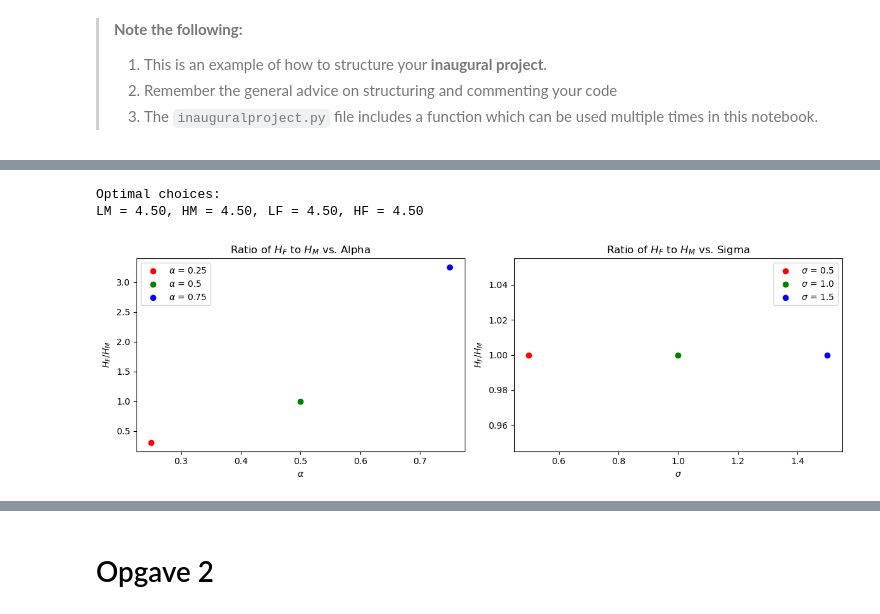
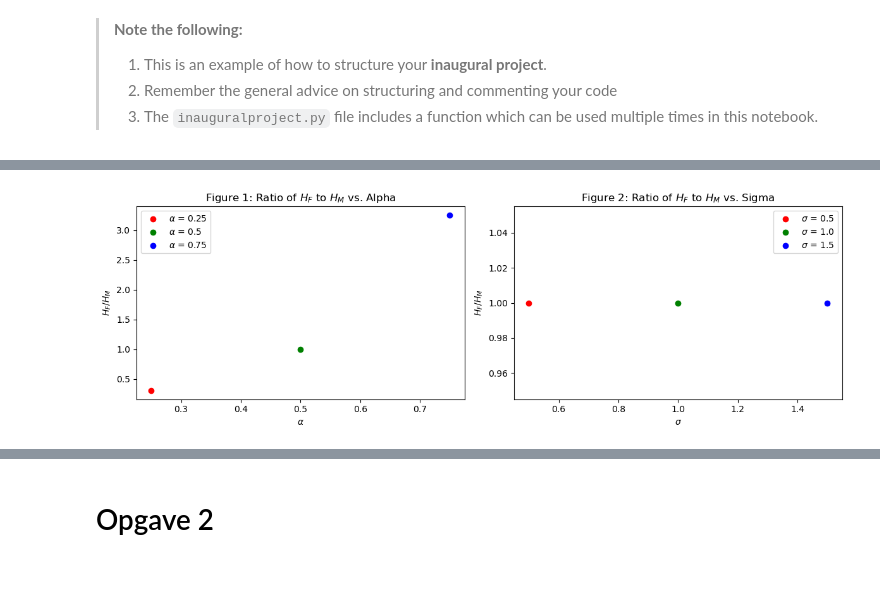
Before and after one commit to NumEconCopenhagen/projects-2023-de-slemme-programmeringsrotter, a Jupyter notebook: inauguralproject/Nicholas.ipynb, the cells around one changed output, grey strips where cells are left out. Drawn from its saved outputs; the diff is of its cells as text; code cells hidden in the pictures; blank space fills up the shorter version.

```diff
--- a/inauguralproject/Nicholas.ipynb
+++ b/inauguralproject/Nicholas.ipynb
@@ -10,58 +33,49 @@
 # %%
-import pandas as pd
 import matplotlib.pyplot as plt
 from Nicholas import HouseholdSpecializationModelClass
 
 # create an instance of the model class
 model = HouseholdSpecializationModelClass()
 
-# solve the model for the default parameters
-model.par.alpha = 0.5
-model.par.sigma = 1.0
-opt = model.solve_discrete()
-
-# print the results
-print("Optimal choices:")
-print(f"LM = {opt.LM:.2f}, HM = {opt.HM:.2f}, LF = {opt.LF:.2f}, HF = {opt.HF:.2f}")
-
 # plot H_F/H_M vs alpha
 fig, axs = plt.subplots(nrows=1, ncols=2, figsize=(12, 4))
 
 ax = axs[0]
-alphas = [0.25, 0.5, 0.75]
+alphas = [0.25, 0.5, 0.75] #Create a list of values for alpha we want to solve the model for
 colors = ['red', 'green', 'blue']
 
+#First loop
 for i, alpha in enumerate(alphas):
     model.par.alpha = alpha
     model.par.sigma = 1.0
     opt = model.solve_discrete()
     ax.scatter(alpha, opt.HF/opt.HM, label=r'$\alpha$ = {}'.format(alpha), color=colors[i])
 
 ax.set_xlabel(r'$\alpha$')
 ax.set_ylabel(r'$H_F / H_M$')
-ax.set_title('Ratio of $H_F$ to $H_M$ vs. Alpha')
+ax.set_title('Figure 1: Ratio of $H_F$ to $H_M$ vs. Alpha')
 ax.legend()
 
 # plot H_F/H_M vs sigma
 ax = axs[1]
 sigmas = [0.5, 1.0, 1.5]
 colors = ['red', 'green', 'blue']
 
+
+#Second loop
 for i, sigma in enumerate(sigmas):
     model.par.sigma = sigma
     model.par.alpha = 0.5
     opt = model.solve_discrete()
     ax.scatter(sigma, opt.HF/opt.HM, label=r'$\sigma$ = {}'.format(sigma), color=colors[i])
 
 ax.set_xlabel(r'$\sigma$')
 ax.set_ylabel(r'$H_F / H_M$')
-ax.set_title('Ratio of $H_F$ to $H_M$ vs. Sigma')
+ax.set_title('Figure 2: Ratio of $H_F$ to $H_M$ vs. Sigma')
 ax.legend()
 
 # display the plots
 plt.tight_layout()
 plt.show()
 # %% [output]
-Optimal choices:
-LM = 4.50, HM = 4.50, LF = 4.50, HF = 4.50
-[figure, old version]
+[figure, new version]
```
Also changed, not shown: parts of 30 cells of this notebook.
